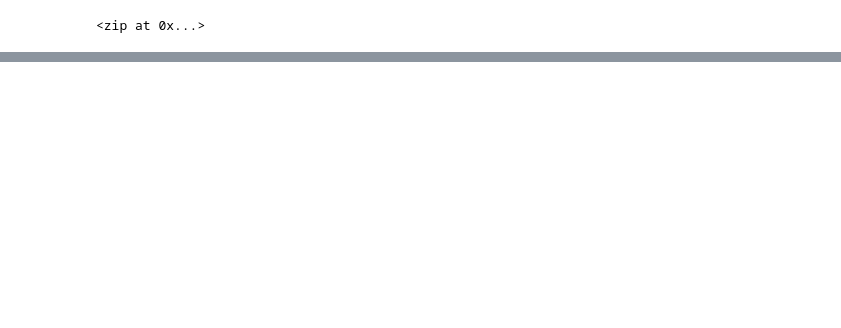
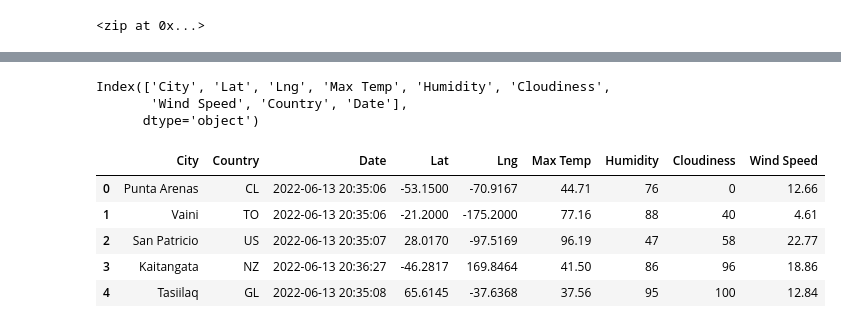
Before and after one commit to Aleyvs/World_Weather_Analysis, a Jupyter notebook: WeatherPy.ipynb, the cells around one changed output, grey strips where cells are left out. Drawn from its saved outputs; the diff is of its cells as text; code cells hidden in the pictures; blank space fills up the shorter version.

```diff
--- a/WeatherPy.ipynb
+++ b/WeatherPy.ipynb
@@ -15,3 +18,7 @@ lat_lngs
 # %%
 # Add the latitudes and longitudes to a list.
 coordinates = list(lat_lngs)
+# %%
+# Use the print() function to display the latitude and longitude combinations.
+for coordinate in coordinates:
+    print(coordinate[0], coordinate[1])
@@ -31,0 +57,3 @@ len(cities)
+# %%
+# Starting URL for Weather Map API Call.
+url = "http://api.openweathermap.org/data/2.5/weather?units=Imperial&APPID=ceafaa31fa4497aa86ed47f6ba9f25bd"
@@ -31,0 +142,21 @@ len(cities)
+# %%
+# Convert the array of dictionaries to a Pandas DataFrame.
+city_data_df = pd.DataFrame(city_data)
+city_data_df.columns
+# %% [output]
+Index(['City', 'Lat', 'Lng', 'Max Temp', 'Humidity', 'Cloudiness',
+       'Wind Speed', 'Country', 'Date'],
+      dtype='object')
+# %%
+## reorder columns
+new_column_order = ["City", "Country", "Date", "Lat", "Lng", "Max Temp", "Humidity", "Cloudiness", "Wind Speed"]
+city_data_df = city_data_df[new_column_order]
+# %%
+city_data_df.head()
+# %% [output]
+|  | City | Country | Date | Lat | Lng | Max Temp | Humidity | Cloudiness | Wind Speed |
+| 0 | Punta Arenas | CL | 2022-06-13 20:35:06 | -53.1500 | -70.9167 | 44.71 | 76 | 0 | 12.66 |
+| 1 | Vaini | TO | 2022-06-13 20:35:06 | -21.2000 | -175.2000 | 77.16 | 88 | 40 | 4.61 |
+| 2 | San Patricio | US | 2022-06-13 20:35:07 | 28.0170 | -97.5169 | 96.19 | 47 | 58 | 22.77 |
+| 3 | Kaitangata | NZ | 2022-06-13 20:36:27 | -46.2817 | 169.8464 | 41.50 | 86 | 96 | 18.86 |
+| 4 | Tasiilaq | GL | 2022-06-13 20:35:08 | 65.6145 | -37.6368 | 37.56 | 95 | 100 | 12.84 |
```
Also changed, not shown: parts of 5 cells of this notebook, 1 other file.
